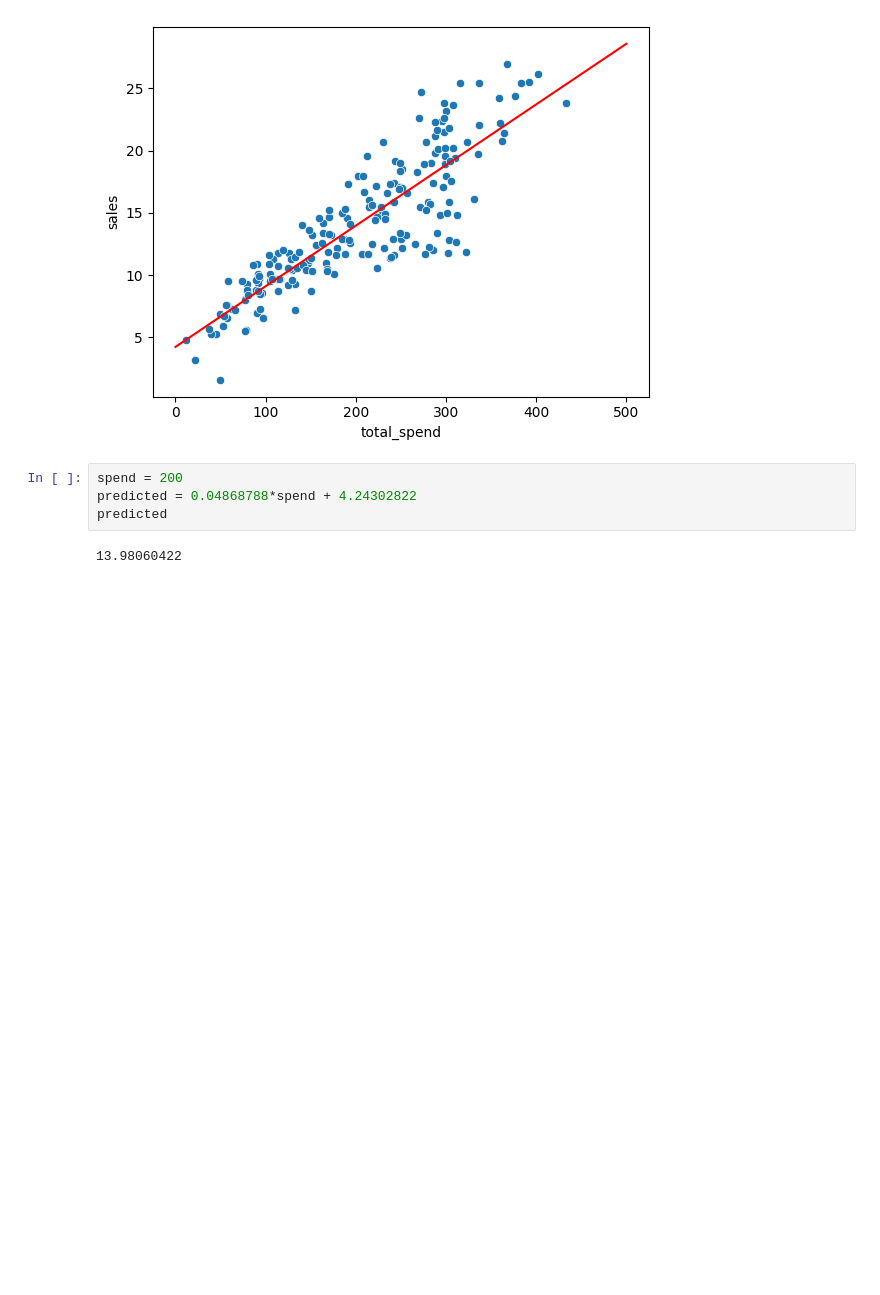
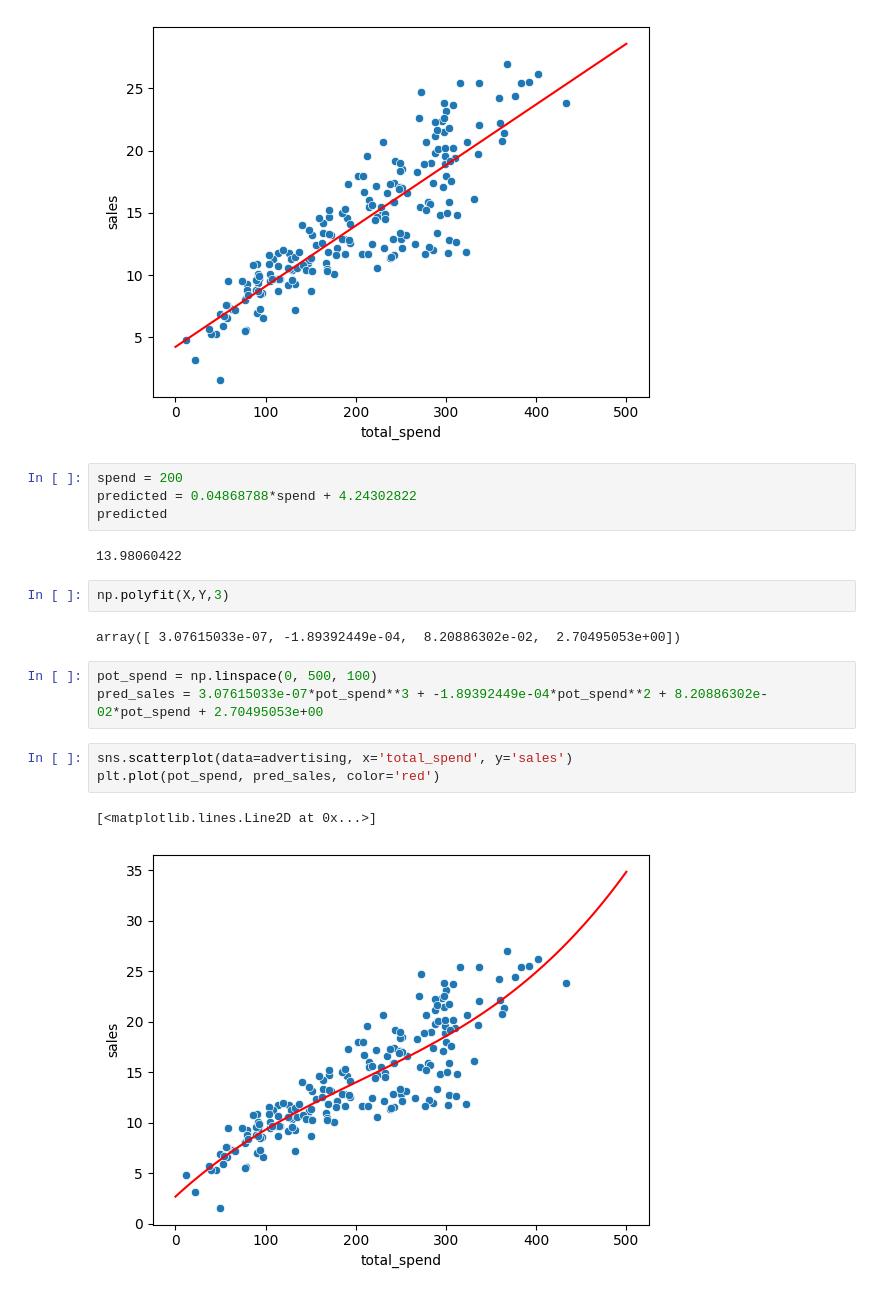
Before and after one commit to xuerongNanopay/ml_letusplay, a Jupyter notebook: linear_regression/linear_regression.ipynb, the cells around one changed output. Cells and saved outputs as stored; diff of their text form; blank space fills up the shorter version.

```diff
--- a/linear_regression/linear_regression.ipynb
+++ b/linear_regression/linear_regression.ipynb
@@ -46,3 +46,16 @@ predicted = 0.04868788*spend + 4.24302822
 predicted
 # %% [output]
 13.98060422
+# %%
+np.polyfit(X,Y,3)
+# %% [output]
+array([ 3.07615033e-07, -1.89392449e-04,  8.20886302e-02,  2.70495053e+00])
+# %%
+pot_spend = np.linspace(0, 500, 100)
+pred_sales = 3.07615033e-07*pot_spend**3 + -1.89392449e-04*pot_spend**2 + 8.20886302e-02*pot_spend + 2.70495053e+00
+# %%
+sns.scatterplot(data=advertising, x='total_spend', y='sales')
+plt.plot(pot_spend, pred_sales, color='red')
+# %% [output]
+[<matplotlib.lines.Line2D at 0x...>]
+[figure, added]
```
